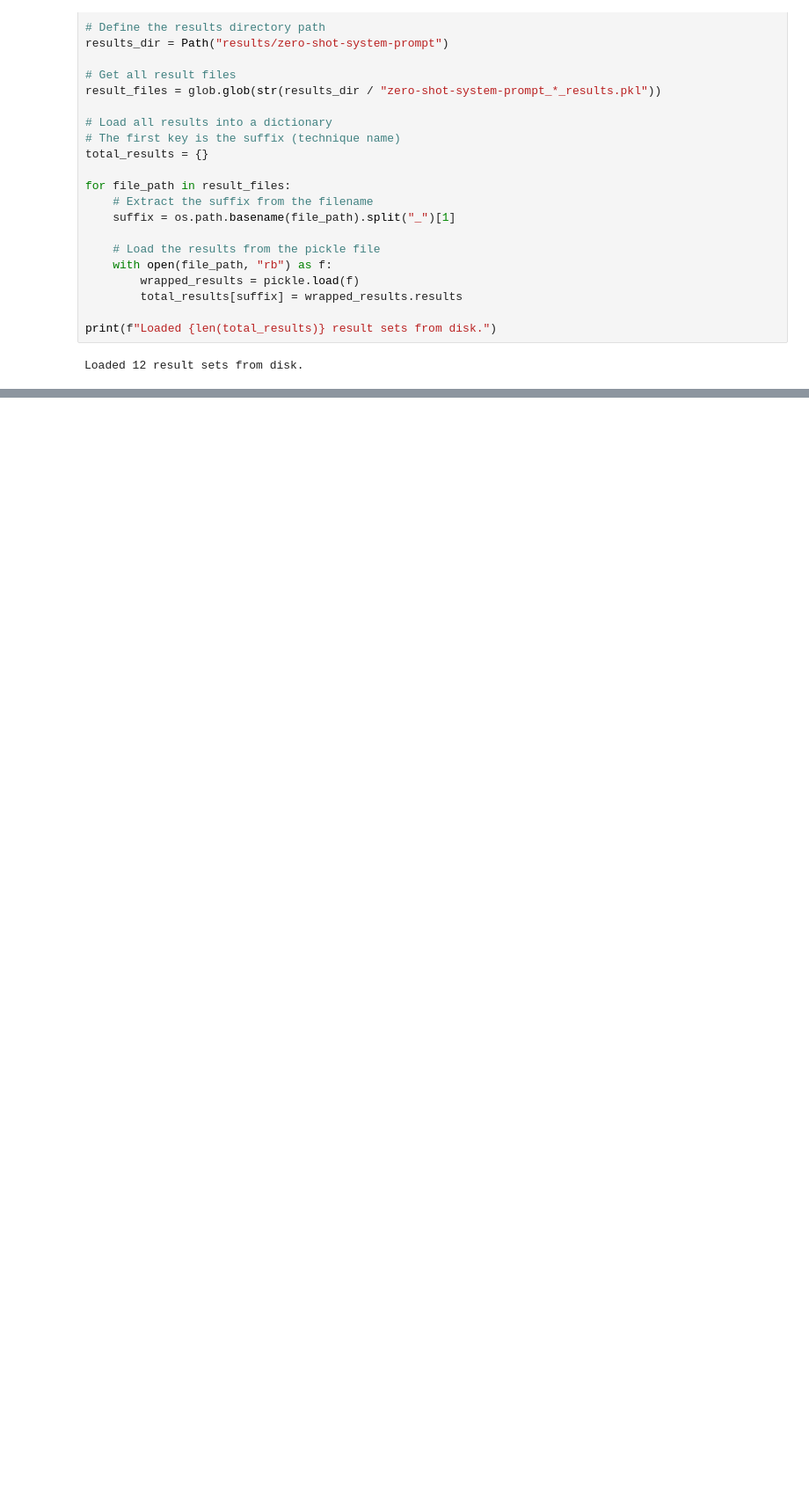
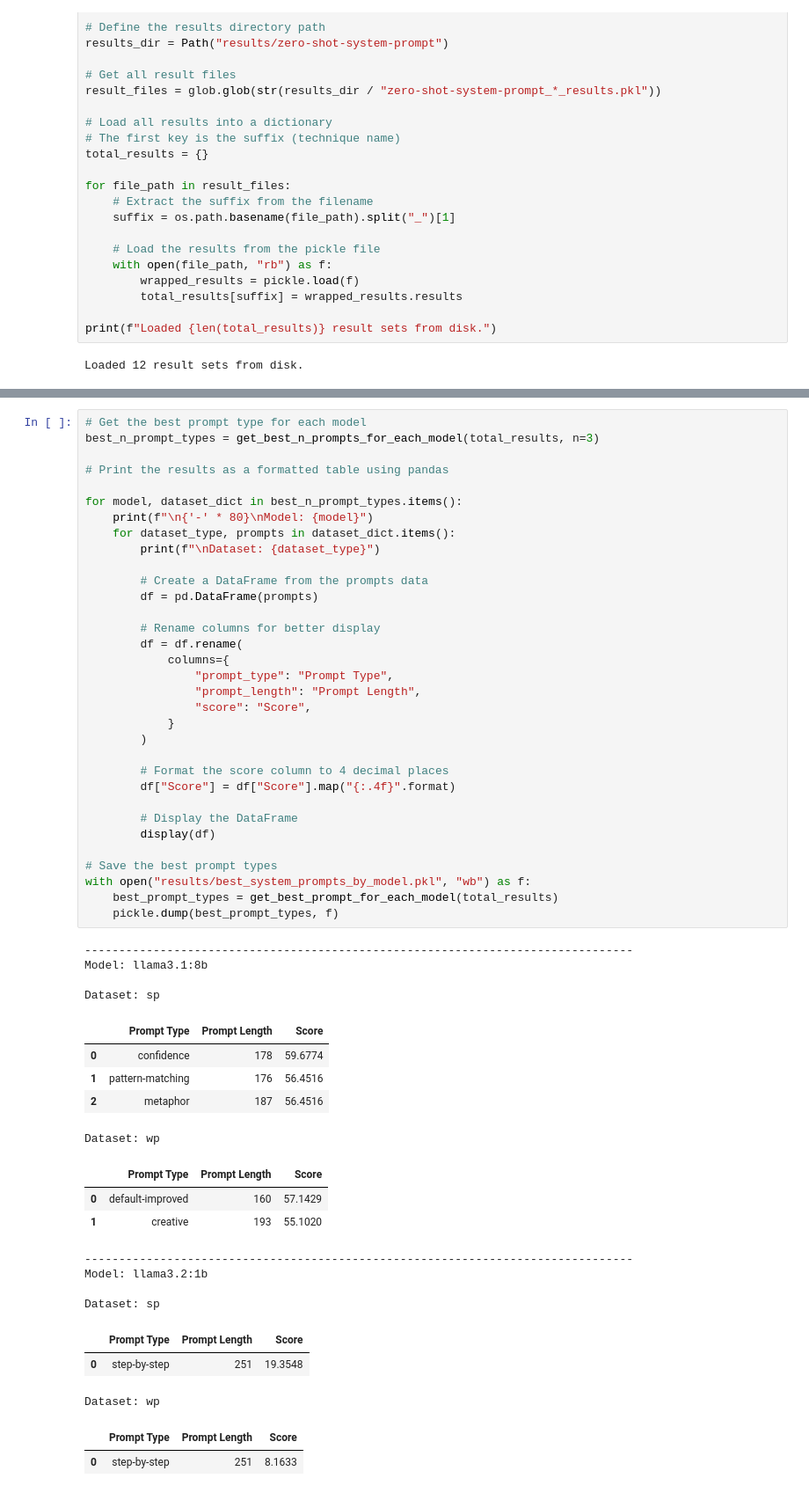
Before and after one commit to S0PEX/ICL-BRAINTEASER, a Jupyter notebook: notebooks/1_zero_shot_system_prompt.ipynb, the cells around one changed output, grey strips where cells are left out. Shown at 88% size. Cells and saved outputs as stored; diff of their text form; blank space fills up the shorter version.

```diff
--- a/notebooks/1_zero_shot_system_prompt.ipynb
+++ b/notebooks/1_zero_shot_system_prompt.ipynb
@@ -347,0 +232,55 @@ Dataset: wp
+# %%
+# Get the best prompt type for each model
+best_n_prompt_types = get_best_n_prompts_for_each_model(total_results, n=3)
+
+# Print the results as a formatted table using pandas
+
+for model, dataset_dict in best_n_prompt_types.items():
+    print(f"\n{'-' * 80}\nModel: {model}")
+    for dataset_type, prompts in dataset_dict.items():
+        print(f"\nDataset: {dataset_type}")
+
+        # Create a DataFrame from the prompts data
+        df = pd.DataFrame(prompts)
+
+        # Rename columns for better display
+        df = df.rename(
+            columns={
+                "prompt_type": "Prompt Type",
+                "prompt_length": "Prompt Length",
+                "score": "Score",
+            }
+        )
+
+        # Format the score column to 4 decimal places
+        df["Score"] = df["Score"].map("{:.4f}".format)
+
+        # Display the DataFrame
+        display(df)
+
+# Save the best prompt types
+with open("results/best_system_prompts_by_model.pkl", "wb") as f:
+    best_prompt_types = get_best_prompt_for_each_model(total_results)
+    pickle.dump(best_prompt_types, f)
+# %% [output]
+--------------------------------------------------------------------------------
+Model: llama3.1:8b
+
+Dataset: sp
+|  | Prompt Type | Prompt Length | Score |
+| 0 | confidence | 178 | 59.6774 |
+| 1 | pattern-matching | 176 | 56.4516 |
+| 2 | metaphor | 187 | 56.4516 |
+Dataset: wp
+|  | Prompt Type | Prompt Length | Score |
+| 0 | default-improved | 160 | 57.1429 |
+| 1 | creative | 193 | 55.1020 |
+--------------------------------------------------------------------------------
+Model: llama3.2:1b
+
+Dataset: sp
+|  | Prompt Type | Prompt Length | Score |
+| 0 | step-by-step | 251 | 19.3548 |
+Dataset: wp
+|  | Prompt Type | Prompt Length | Score |
+| 0 | step-by-step | 251 | 8.1633 |
```
Also changed, not shown: parts of 6 cells of this notebook, 2 other files.
